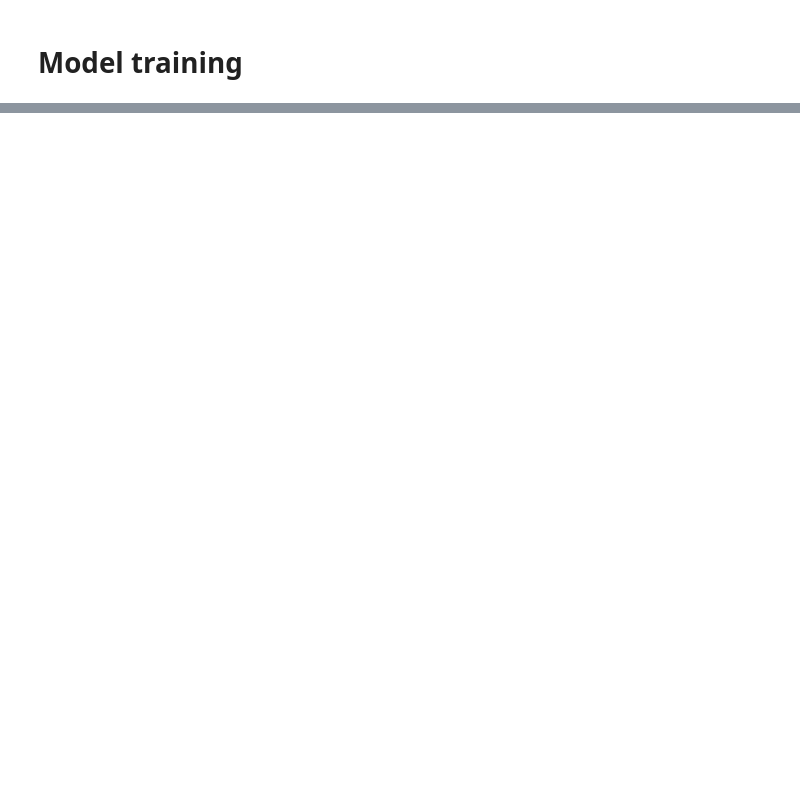
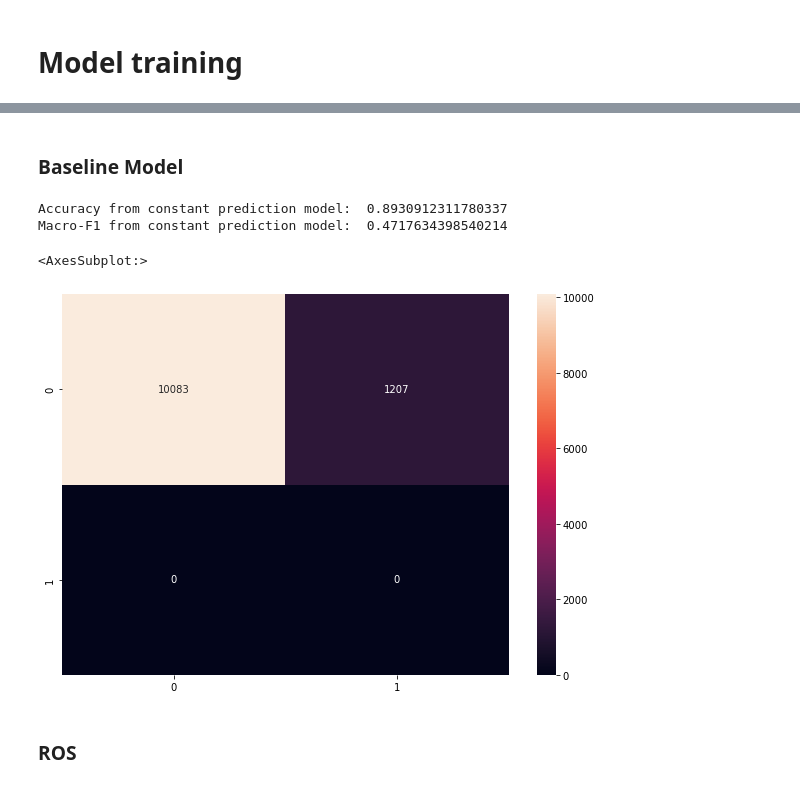
Before and after one commit to clarissarjtai/NYC-Restaurant-Sanitation-Level-Prediction, a Jupyter notebook: model_training.ipynb, the cells around one changed output, grey strips where cells are left out. Drawn from its saved outputs; the diff is of its cells as text; code cells hidden in the pictures; blank space fills up the shorter version.

```diff
--- a/model_training.ipynb
+++ b/model_training.ipynb
@@ -28,4 +31,4 @@ from imblearn.over_sampling import SMOTE
 from imblearn.over_sampling import RandomOverSampler
 from imblearn.pipeline import make_pipeline as imb_make_pipeline
 # %%
-df_final = pd.read_csv("preprocessed_data/RestWaterRodent_data.csv.zip")
+df_final = pd.read_csv("RestWaterRodent_data.csv.zip")
@@ -32,8 +43,19 @@ df_final = pd.read_csv("preprocessed_data/RestWaterRodent_data.csv.zip")
 # %%
 # Keep columns not for training as metadata
 print(df_final.shape)
-meta_final = df_final[['CAMIS', 'GRADE DATE', 'VIOLATION CODE','ClosestWorkingTankDate', 'ClosestBadTankDate', 'PREV_GRADE DATE', 'INSPECTION_DATE']]
+# meta_final = df_final[['CAMIS', 'GRADE DATE', 'VIOLATION CODE','ClosestWorkingTankDate', 'ClosestBadTankDate', 'PREV_GRADE DATE', 'INSPECTION_DATE']]
 
 # data for model training
-data = df_final.drop(columns=['CAMIS', 'GRADE DATE', 'VIOLATION CODE','ClosestWorkingTankDate', 'ClosestBadTankDate', 'PREV_GRADE DATE', 'INSPECTION_DATE'])
+data = df_final[["ZIPCODE",
+                 "CUISINE DESCRIPTION",
+                 "ClosestWorkingTankDis",
+                 "ClosestBadTankDis",
+                 "BORO_Bronx",
+                 "BORO_Brooklyn",
+                 "BORO_Manhattan",
+                 "BORO_Queens",
+                 "BORO_Staten Island",
+                 "RESULT",
+                 "GRADE"
+                 ]]
 data.head()
@@ -40,2 +133,23 @@ data.head()
+# %% [markdown]
+### Baseline Model
+# %%
+# Baseline model -- would just predict 3 everytime
+constant_pred = np.repeat(0, test.shape[0])
+base_acc = accuracy_score(constant_pred, test_Y)
+# base_roc_auc = roc_auc_score(constant_pred, test_Y)
+print("Accuracy from constant prediction model: ", base_acc)
+print("Macro-F1 from constant prediction model: ", f1_score(test_Y, constant_pred, average="macro"))
+
+base_conf = confusion_matrix(constant_pred, test_Y)
+
+plt.figure(figsize = (10,7))
+sn.heatmap(base_conf, annot=True,  fmt='g')
+# %% [output]
+Accuracy from constant prediction model:  0.8930912311780337
+Macro-F1 from constant prediction model:  0.4717634398540214
+<AxesSubplot:>
+[figure, added]
+# %% [markdown]
+### ROS
 # %%
 # resampling or other feature engineering techniques
```
Also changed, not shown: parts of 10 cells of this notebook, 7 other files.
